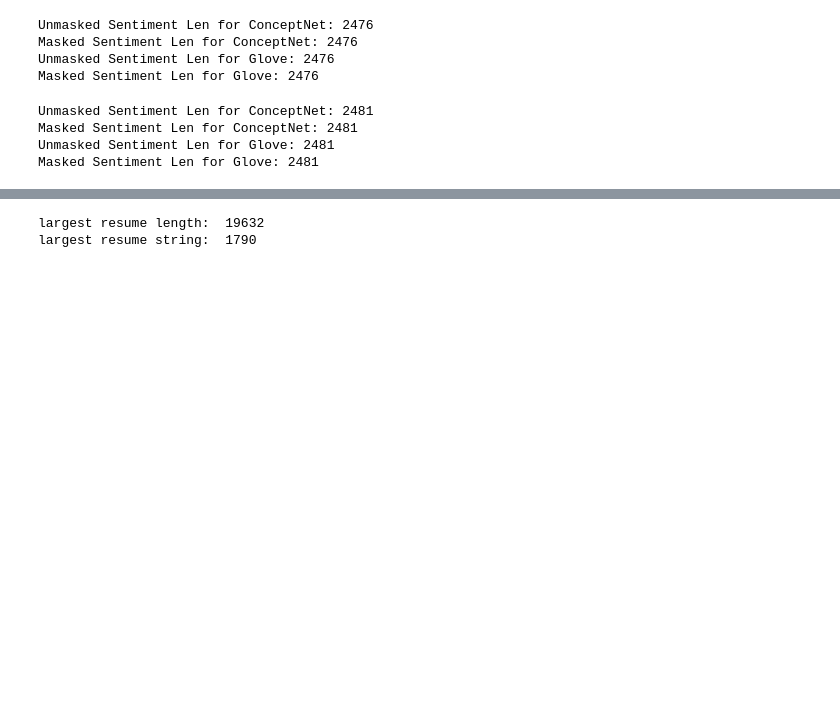
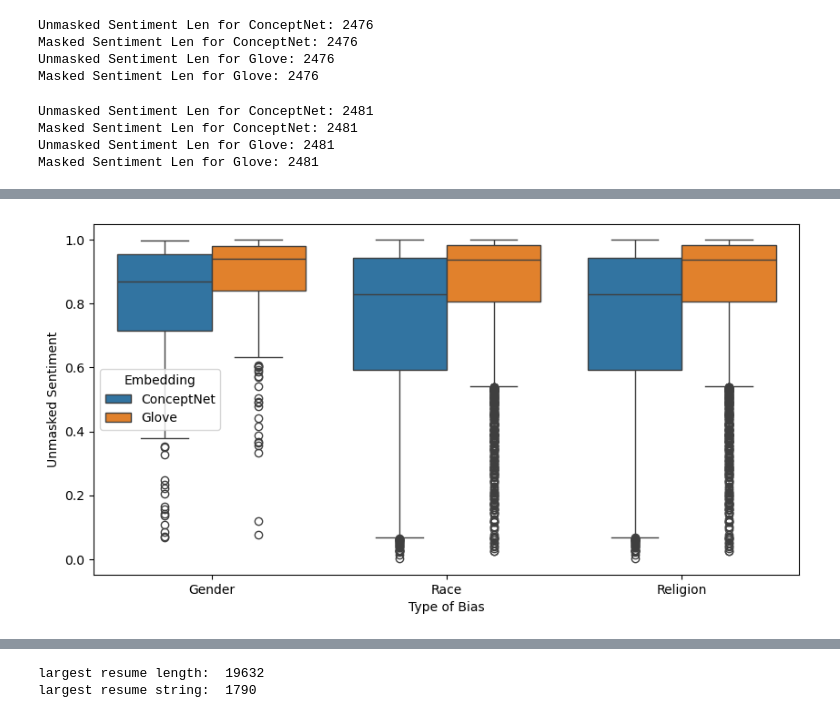
Before and after one commit to lattiric/ML_NN_Final_Proj, a Jupyter notebook: labRick.ipynb, the cells around one changed output, grey strips where cells are left out. Drawn from its saved outputs; the diff is of its cells as text; code cells hidden in the pictures; blank space fills up the shorter version.

Commit message:
Added code to labRick.ipynb to plot masking

```diff
--- a/labRick.ipynb
+++ b/labRick.ipynb
@@ -531,7 +531,7 @@ for resume_id in relevant_pdfs_gender:
     new_sentence = " ".join(new_words)
 
     # redacted sentiment for the resume
-    padded_resume_redacted= pad_sequences(tokenizer.texts_to_sequences([new_words]), maxlen=MAX_ART_LEN)
+    padded_resume_redacted= pad_sequences(tokenizer.texts_to_sequences([new_sentence]), maxlen=MAX_ART_LEN)
     resume_sent_pred_redacted_CN = conceptNetModelMoreDropout.predict(padded_resume_redacted, verbose = 0)
     resume_sent_pred_redacted_GL = gloveModelMoreDropout.predict(padded_resume_redacted, verbose = 0)
 
@@ -595,7 +595,7 @@ for resume_id in relevant_pdfs_race:
     new_sentence = " ".join(new_words)
 
     # redacted sentiment for the resume
-    padded_resume_redacted= pad_sequences(tokenizer.texts_to_sequences([new_words]), maxlen=MAX_ART_LEN)
+    padded_resume_redacted= pad_sequences(tokenizer.texts_to_sequences([new_sentence]), maxlen=MAX_ART_LEN)
     resume_sent_pred_redacted_CN = conceptNetModelMoreDropout.predict(padded_resume_redacted, verbose = 0)
     resume_sent_pred_redacted_GL = gloveModelMoreDropout.predict(padded_resume_redacted, verbose = 0)
 
@@ -633,7 +633,7 @@ for resume_id in relevant_pdfs_religion:
     unmasked_sentiment_religion_GL[resume_id] = resume_sent_pred_GL
 
     # redacted words related to religion
-    words = resume_string.split(' ')
+    words = resume_string.lower().split(' ')
     new_words = []
     for word in words:
         if word in religion_data:
@@ -643,7 +643,7 @@ for resume_id in relevant_pdfs_religion:
     new_sentence = " ".join(new_words)
 
     # redacted sentiment for the resume
-    padded_resume_redacted= pad_sequences(tokenizer.texts_to_sequences([new_words]), maxlen=MAX_ART_LEN)
+    padded_resume_redacted= pad_sequences(tokenizer.texts_to_sequences([new_sentence]), maxlen=MAX_ART_LEN)
     resume_sent_pred_redacted_CN = conceptNetModelMoreDropout.predict(padded_resume_redacted, verbose = 0)
     resume_sent_pred_redacted_GL = gloveModelMoreDropout.predict(padded_resume_redacted, verbose = 0)
 
@@ -661,3 +661,34 @@ Unmasked Sentiment Len for ConceptNet: 2481
 Masked Sentiment Len for ConceptNet: 2481
 Unmasked Sentiment Len for Glove: 2481
 Masked Sentiment Len for Glove: 2481
+# %%
+import pandas as pd
+
+columns = ["Type of Bias", "Embedding", "File ID", "Unmasked Sentiment", "Masked Sentiment"]
+
+df = pd.DataFrame(columns = columns)
+
+# populate dataframe for gender
+for resume_item in unmasked_sentiment_gender_CN:
+    df = pd.concat([df,
+        pd.DataFrame({"Type of Bias": "Gender", "Embedding": "ConceptNet", "File ID": [resume_item], "Unmasked Sentiment":[unmasked_sentiment_gender_CN[resume_item][0][0]], "Masked Sentiment":[masked_sentiment_gender_CN[resume_item][0][0]]}),
+        pd.DataFrame({"Type of Bias": "Gender", "Embedding": "Glove", "File ID": [resume_item], "Unmasked Sentiment": [unmasked_sentiment_gender_GL[resume_item][0][0]], "Masked Sentiment":[masked_sentiment_gender_GL[resume_item][0][0]]}),
+        ])
+
+# populate dataframe for race
+for resume_item in unmasked_sentiment_race_CN:
+    df = pd.concat([df,
+        pd.DataFrame({"Type of Bias": "Race", "Embedding": "ConceptNet", "File ID": [resume_item], "Unmasked Sentiment":[unmasked_sentiment_race_CN[resume_item][0][0]], "Masked Sentiment":[masked_sentiment_race_CN[resume_item][0][0]]}),
+        pd.DataFrame({"Type of Bias": "Race", "Embedding": "Glove", "File ID": [resume_item], "Unmasked Sentiment": [unmasked_sentiment_race_GL[resume_item][0][0]], "Masked Sentiment":[masked_sentiment_race_GL[resume_item][0][0]]}),
+        ])
+
+# populate dataframe for religion
+for resume_item in unmasked_sentiment_religion_CN:
+    df = pd.concat([df,
+        pd.DataFrame({"Type of Bias": "Religion", "Embedding": "ConceptNet", "File ID": [resume_item], "Unmasked Sentiment":[unmasked_sentiment_religion_CN[resume_item][0][0]], "Masked Sentiment":[masked_sentiment_religion_CN[resume_item][0][0]]}),
+        pd.DataFrame({"Type of Bias": "Religion", "Embedding": "Glove", "File ID": [resume_item], "Unmasked Sentiment": [unmasked_sentiment_religion_GL[resume_item][0][0]], "Masked Sentiment":[masked_sentiment_religion_GL[resume_item][0][0]]}),
+        ])
+
+df["Sentiment Difference"] = df["Masked Sentiment"]-df["Unmasked Sentiment"]
+
+print(df["Masked Sentiment"])
@@ -663,0 +708,6 @@ Masked Sentiment Len for Glove: 2481
+# %%
+plt.figure(figsize = (10, 5))
+sns.boxplot(df, x="Type of Bias", y="Unmasked Sentiment", hue="Embedding")
+plt.show()
+# %% [output]
+[figure, added]
```
Also changed, not shown: parts of 4 cells of this notebook.
